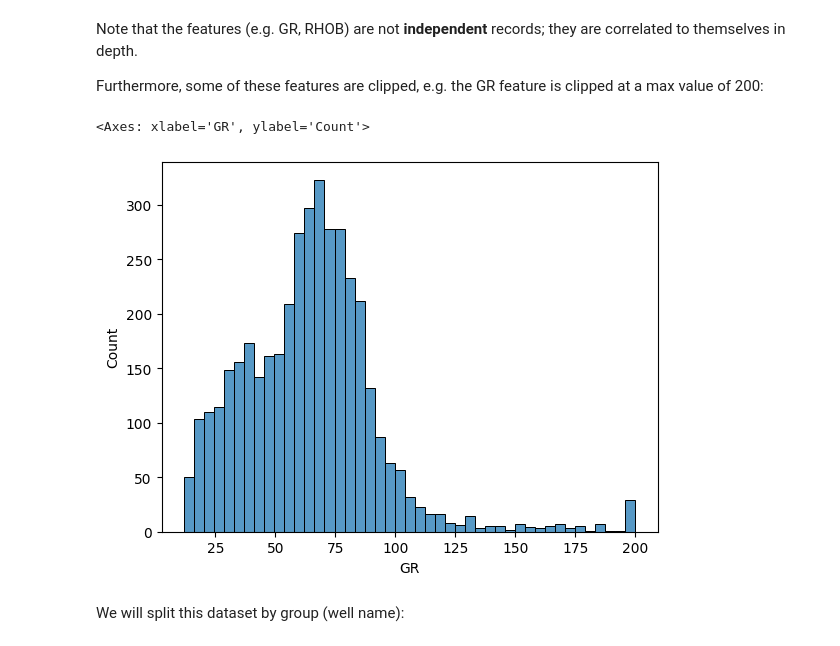
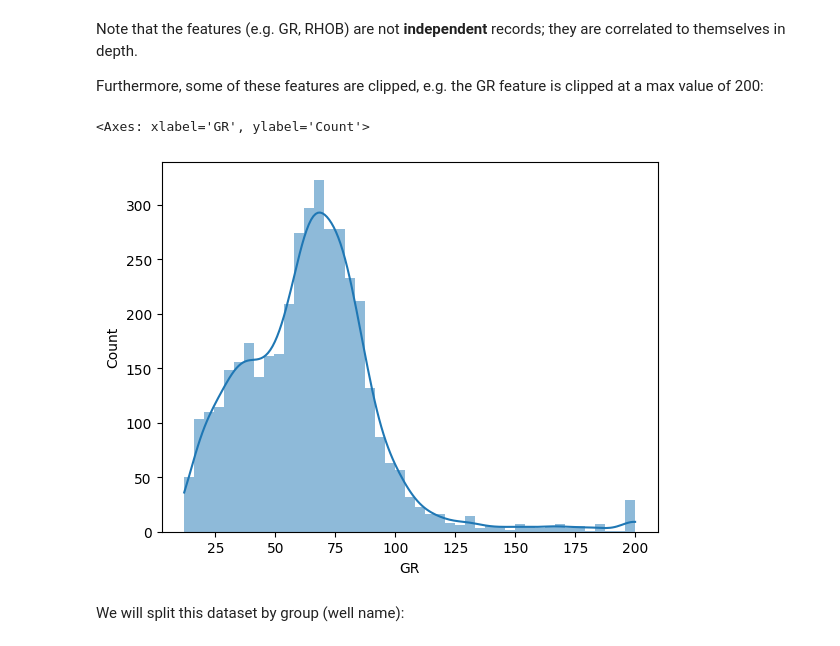
Before and after one commit to scienxlab/redflag, a Jupyter notebook: docs/notebooks/Using_redflag_with_sklearn.ipynb, the cells around one changed output. Cells and saved outputs as stored; diff of their text form; code cells hidden in the pictures.

```diff
--- a/docs/notebooks/Using_redflag_with_sklearn.ipynb
+++ b/docs/notebooks/Using_redflag_with_sklearn.ipynb
@@ -9,7 +9,7 @@ Let's load some example data:
 # %%
 import pandas as pd
 
-df = pd.read_csv('https://raw.githubusercontent.com/scienxlab/datasets/main/kgs/Panoma_training_data.csv')
+df = pd.read_csv('https://raw.githubusercontent.com/scienxlab/datasets/main/kgs/panoma-training-data.csv')
 
 # Look at the transposed summary: each column in the DataFrame is a row here.
 df.describe().T
@@ -35,10 +35,10 @@ Furthermore, some of these features are clipped, e.g. the GR feature is clipped
 # %%
 import seaborn as sns
 
-sns.histplot(df['GR'])
+sns.histplot(df['GR'], lw=0, kde=True)
 # %% [output]
 <Axes: xlabel='GR', ylabel='Count'>
-[figure, old version]
+[figure, new version]
 # %% [markdown]
 We will split this dataset by group (well name):
 # %%
```
Also changed, not shown: parts of 2 cells of this notebook, 4 other files.
